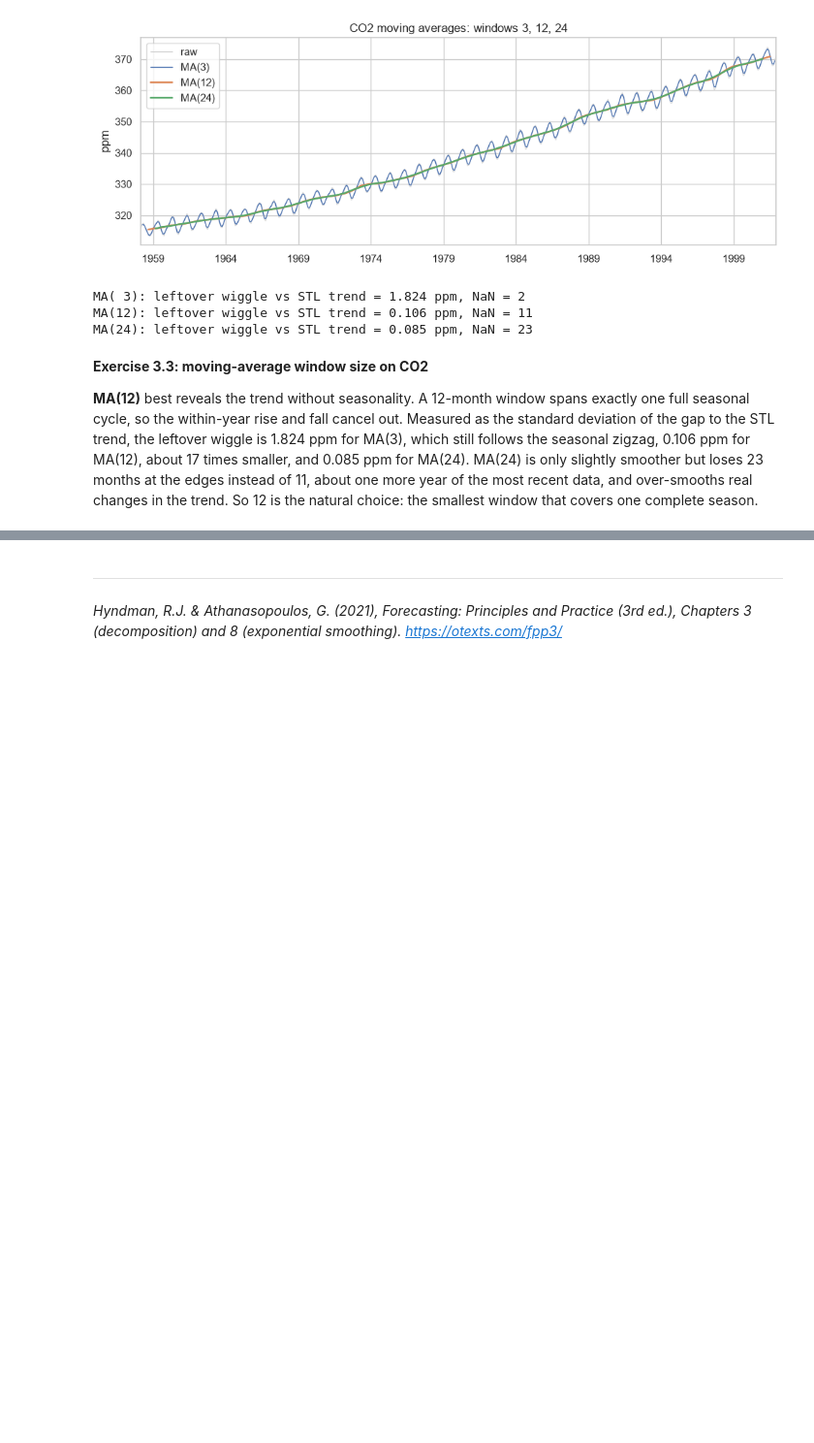
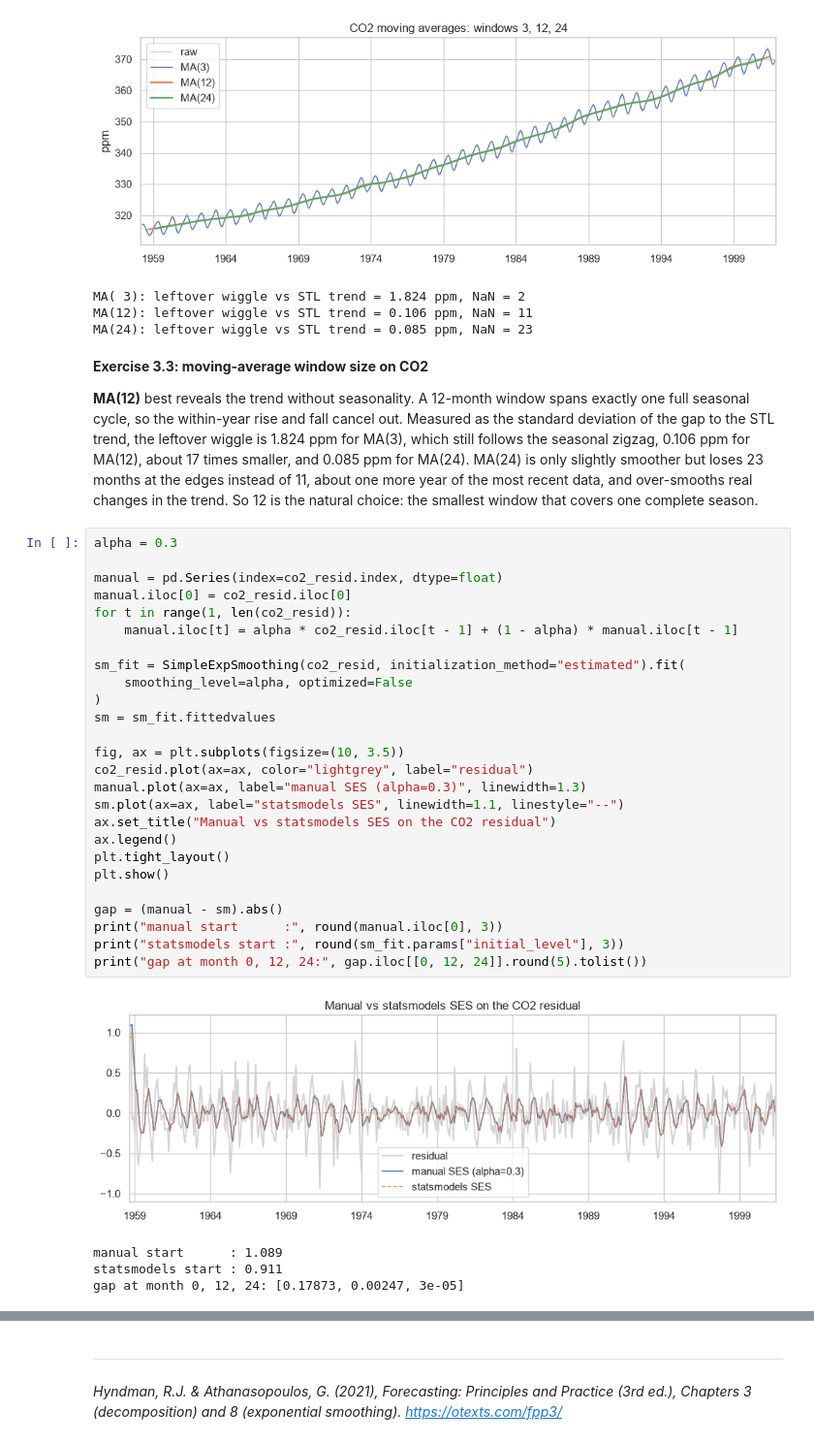
Before and after one commit to rouzbeh-enayatzadeh/ds-time-series-analysis, a Jupyter notebook: 03_decomposition_and_smoothing.ipynb, the cells around one changed output, grey strips where cells are left out. Shown at 97% size. Drawn from its saved outputs; the diff is of its cells as text; blank space fills up the shorter version.

Commit message:
NB03 Exercise 3.4: manual SES matches statsmodels, start gap decays as 0.7^t (0.179 -> 0.0025 -> 0.00003)

```diff
--- a/03_decomposition_and_smoothing.ipynb
+++ b/03_decomposition_and_smoothing.ipynb
@@ -358,3 +358,34 @@ MA(24): leftover wiggle vs STL trend = 0.085 ppm, NaN = 23
 **Exercise 3.3: moving-average window size on CO2**
 
 **MA(12)** best reveals the trend without seasonality. A 12-month window spans exactly one full seasonal cycle, so the within-year rise and fall cancel out. Measured as the standard deviation of the gap to the STL trend, the leftover wiggle is 1.824 ppm for MA(3), which still follows the seasonal zigzag, 0.106 ppm for MA(12), about 17 times smaller, and 0.085 ppm for MA(24). MA(24) is only slightly smoother but loses 23 months at the edges instead of 11, about one more year of the most recent data, and over-smooths real changes in the trend. So 12 is the natural choice: the smallest window that covers one complete season.
+# %%
+alpha = 0.3
+
+manual = pd.Series(index=co2_resid.index, dtype=float)
+manual.iloc[0] = co2_resid.iloc[0]
+for t in range(1, len(co2_resid)):
+    manual.iloc[t] = alpha * co2_resid.iloc[t - 1] + (1 - alpha) * manual.iloc[t - 1]
+
+sm_fit = SimpleExpSmoothing(co2_resid, initialization_method="estimated").fit(
+    smoothing_level=alpha, optimized=False
+)
+sm = sm_fit.fittedvalues
+
+fig, ax = plt.subplots(figsize=(10, 3.5))
+co2_resid.plot(ax=ax, color="lightgrey", label="residual")
+manual.plot(ax=ax, label="manual SES (alpha=0.3)", linewidth=1.3)
+sm.plot(ax=ax, label="statsmodels SES", linewidth=1.1, linestyle="--")
+ax.set_title("Manual vs statsmodels SES on the CO2 residual")
+ax.legend()
+plt.tight_layout()
+plt.show()
+
+gap = (manual - sm).abs()
+print("manual start      :", round(manual.iloc[0], 3))
+print("statsmodels start :", round(sm_fit.params["initial_level"], 3))
+print("gap at month 0, 12, 24:", gap.iloc[[0, 12, 24]].round(5).tolist())
+# %% [output]
+[figure, added]
+manual start      : 1.089
+statsmodels start : 0.911
+gap at month 0, 12, 24: [0.17873, 0.00247, 3e-05]
```
Also changed, not shown: parts of 1 cell of this notebook.
